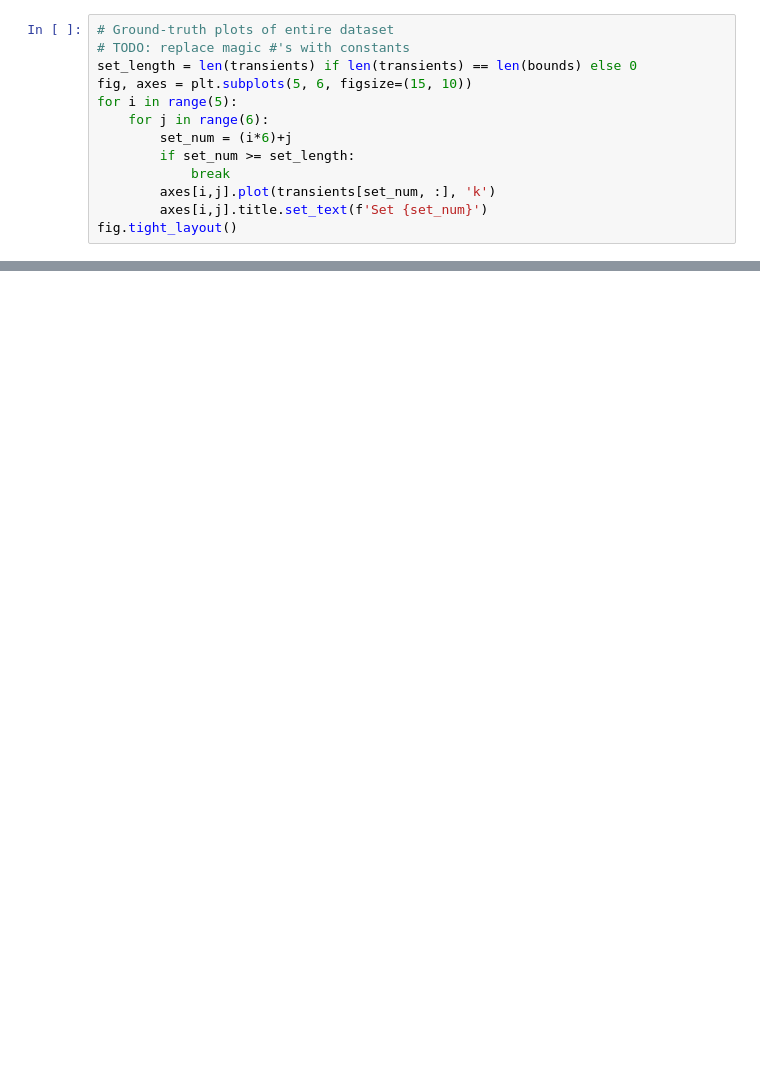
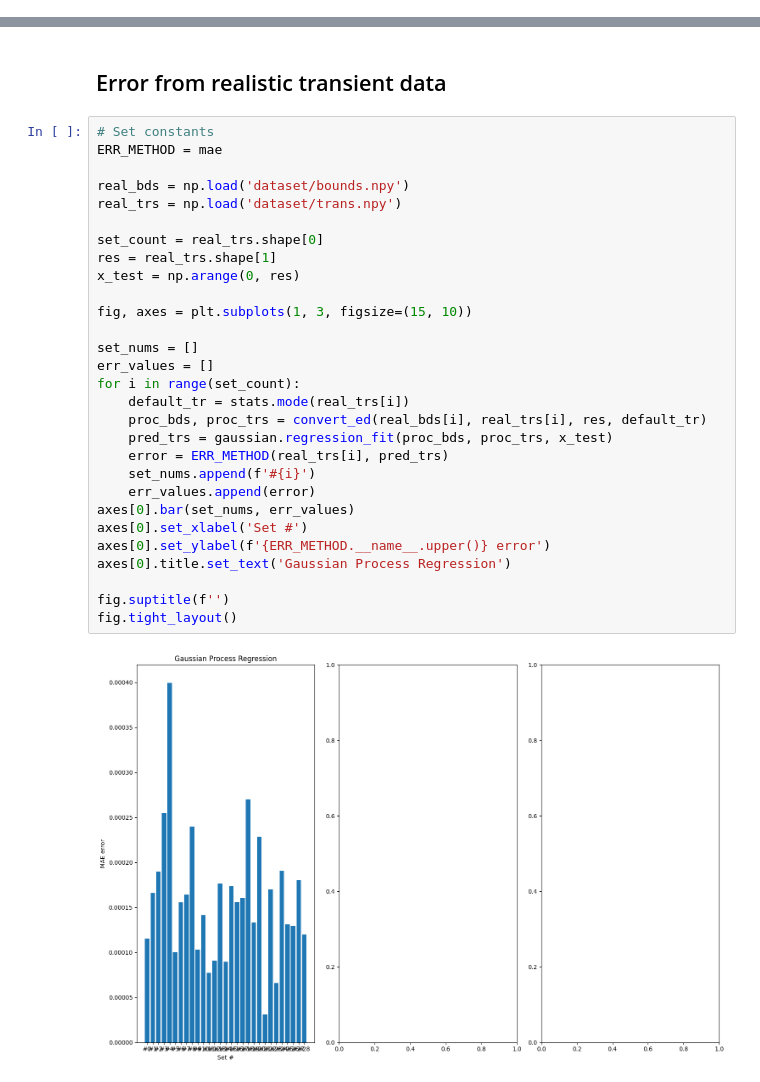
Before and after one commit to elcosas/SPAD_Regression_Research, a Jupyter notebook: Notebook.ipynb, the cells around one changed output, grey strips where cells are left out. Saved outputs shown, nothing was run; the diff lists cells and outputs as text; blank space fills up the shorter version.

```diff
--- a/Notebook.ipynb
+++ b/Notebook.ipynb
@@ -65,13 +0,0 @@ def convert_ed(b_set, t_set):
-# %%
-# Ground-truth plots of entire dataset
-# TODO: replace magic #'s with constants
-set_length = len(transients) if len(transients) == len(bounds) else 0
-fig, axes = plt.subplots(5, 6, figsize=(15, 10))
-for i in range(5):
-    for j in range(6):
-        set_num = (i*6)+j
-        if set_num >= set_length:
-            break
-        axes[i,j].plot(transients[set_num, :], 'k')
-        axes[i,j].title.set_text(f'Set {set_num}')
-fig.tight_layout()
@@ -307,0 +252,33 @@ plt.legend()
+# %% [markdown]
+## Error from realistic transient data
+# %%
+# Set constants
+ERR_METHOD = mae
+
+real_bds = np.load('dataset/bounds.npy')
+real_trs = np.load('dataset/trans.npy')
+
+set_count = real_trs.shape[0]
+res = real_trs.shape[1]
+x_test = np.arange(0, res)
+
+fig, axes = plt.subplots(1, 3, figsize=(15, 10))
+
+set_nums = []
+err_values = []
+for i in range(set_count):
+    default_tr = stats.mode(real_trs[i])
+    proc_bds, proc_trs = convert_ed(real_bds[i], real_trs[i], res, default_tr)
+    pred_trs = gaussian.regression_fit(proc_bds, proc_trs, x_test)
+    error = ERR_METHOD(real_trs[i], pred_trs)
+    set_nums.append(f'#{i}')
+    err_values.append(error)
+axes[0].bar(set_nums, err_values)
+axes[0].set_xlabel('Set #')
+axes[0].set_ylabel(f'{ERR_METHOD.__name__.upper()} error')
+axes[0].title.set_text('Gaussian Process Regression')
+
+fig.suptitle(f'')
+fig.tight_layout()
+# %% [output]
+[figure, added]
```
Also changed, not shown: parts of 42 cells of this notebook, 8 other files.
